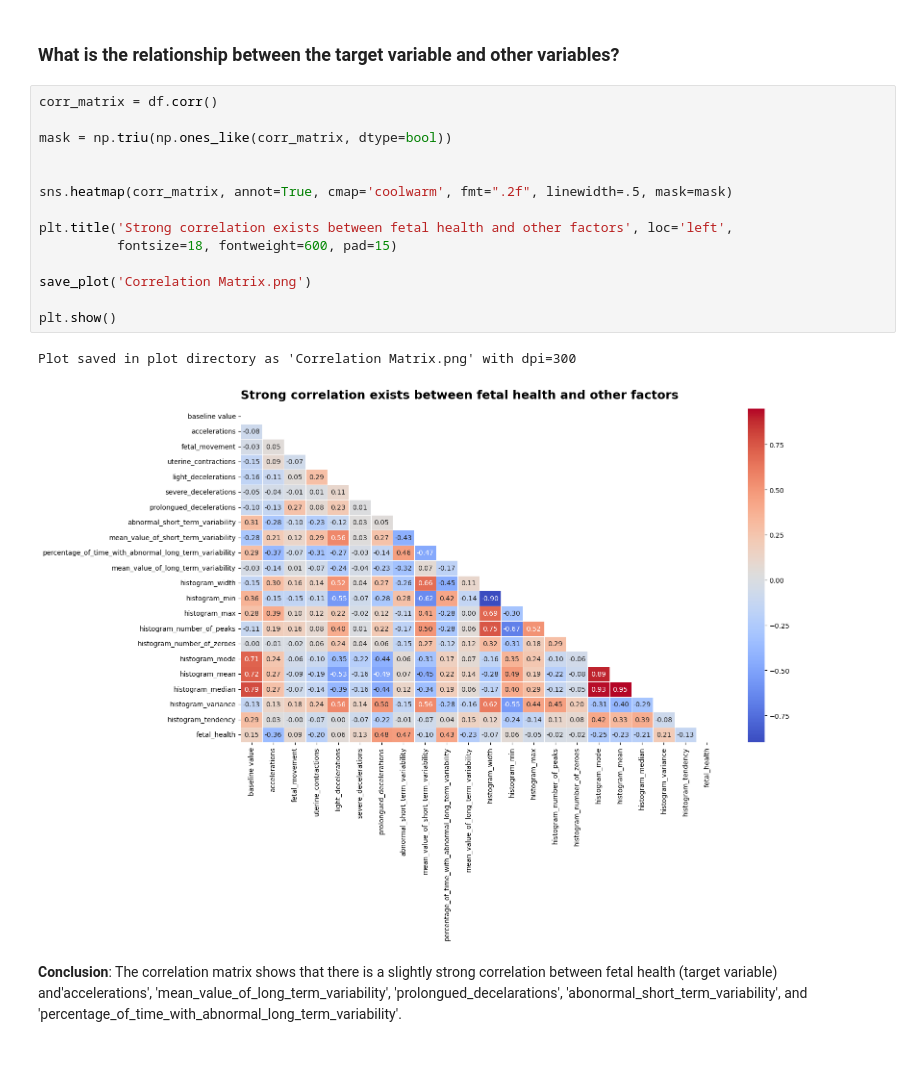
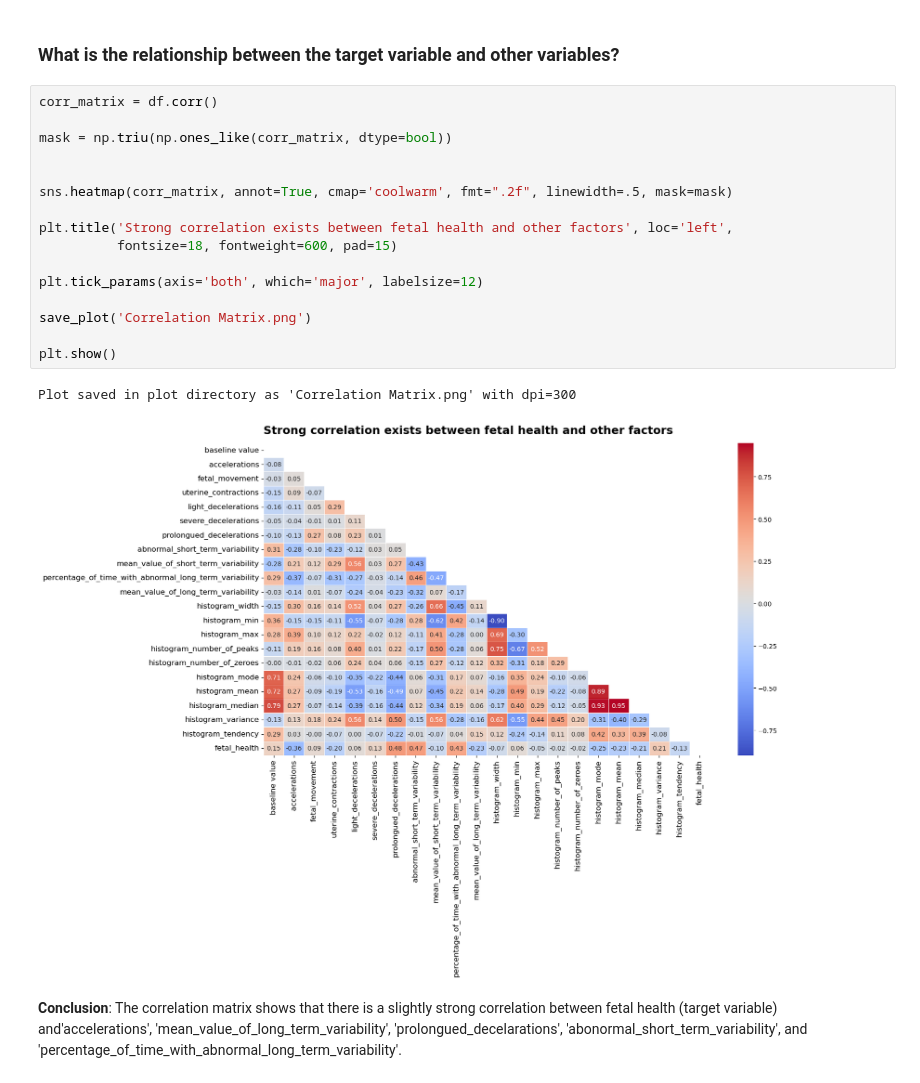
Before and after one commit to KenImade/fetal_classifier, a Jupyter notebook: fetal_health_classifier.ipynb, the cells around one changed output. Saved outputs shown, nothing was run; the diff lists cells and outputs as text.

```diff
--- a/fetal_health_classifier.ipynb
+++ b/fetal_health_classifier.ipynb
@@ -242,20 +245,22 @@ Plot saved in plot directory as 'Distribution of the target variable.png' with d
 # %%
 corr_matrix = df.corr()
 
 mask = np.triu(np.ones_like(corr_matrix, dtype=bool))
 
 
 sns.heatmap(corr_matrix, annot=True, cmap='coolwarm', fmt=".2f", linewidth=.5, mask=mask)
 
 plt.title('Strong correlation exists between fetal health and other factors', loc='left',
           fontsize=18, fontweight=600, pad=15)
 
+plt.tick_params(axis='both', which='major', labelsize=12)
+
 save_plot('Correlation Matrix.png')
 
 plt.show()
 # %% [output]
 Plot saved in plot directory as 'Correlation Matrix.png' with dpi=300
-[figure, old version]
+[figure, new version]
 # %% [markdown]
 **Conclusion**: The correlation matrix shows that there is a slightly strong correlation between fetal health (target variable) and'accelerations', 'mean_value_of_long_term_variability', 'prolongued_decelarations', 'abonormal_short_term_variability', and 'percentage_of_time_with_abnormal_long_term_variability'.
 # %% [markdown]
```
Also changed, not shown: parts of 4 cells of this notebook, 1 other file.
